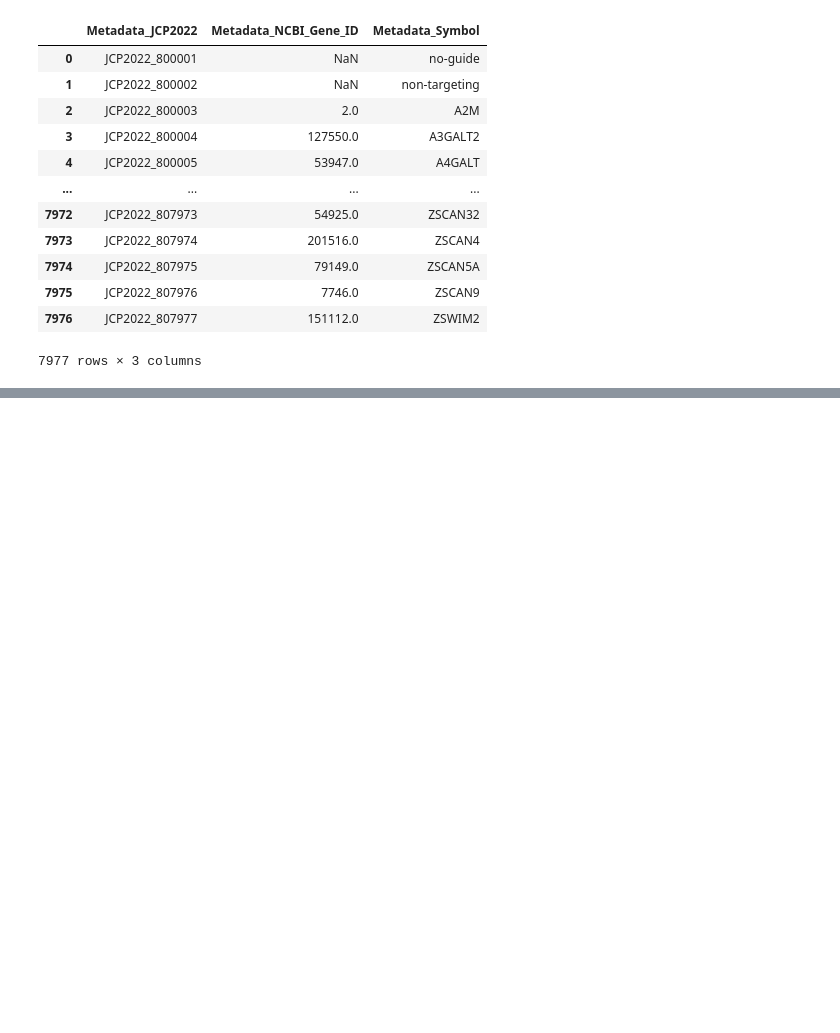
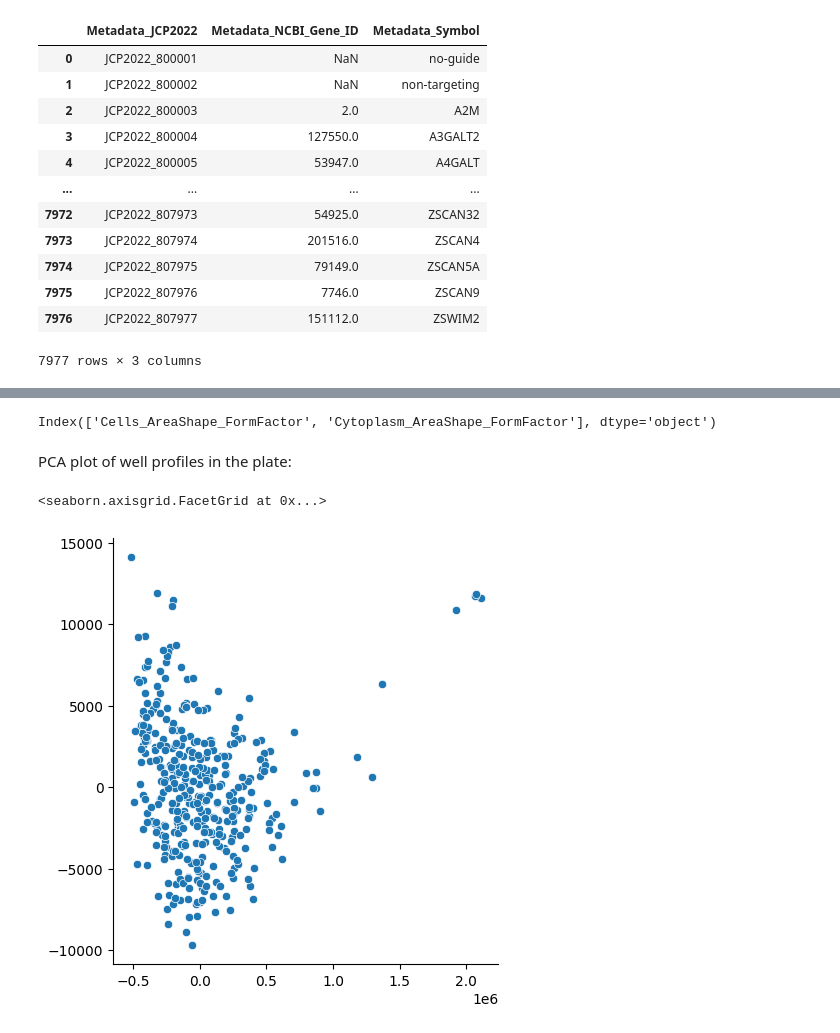
Before and after one commit to Craven-Biostat-Lab/morphology-prediction, a Jupyter notebook: data-loading.ipynb, the cells around one changed output, grey strips where cells are left out. Cells and saved outputs as stored; diff of their text form; code cells hidden in the pictures; blank space fills up the shorter version.

Commit message:
Added pca analysis of a plate

```diff
--- a/data-loading.ipynb
+++ b/data-loading.ipynb
@@ -94,0 +178,4 @@ crispr
+# %%
+s3_path = profile_uri_template.format_map(plate.iloc[0])
+# %%
+profiles = pd.read_parquet(s3_path, storage_options={"anon": True})
@@ -94,0 +198,24 @@ crispr
+# %%
+# We don't want to deal with missing data yet
+profiles.columns[profiles.isna().any()]
+# %% [output]
+Index(['Cells_AreaShape_FormFactor', 'Cytoplasm_AreaShape_FormFactor'], dtype='object')
+# %%
+# Get subset of full profile columns
+feature_cols = profiles.columns[~profiles.columns.str.startswith('Metadata') & ~profiles.isna().any()]
+# %% [markdown]
+PCA plot of well profiles in the plate:
+# %%
+from sklearn.decomposition import PCA
+import seaborn as sns
+
+pca = PCA(n_components=2)
+
+profile_mat = profiles[feature_cols].to_numpy()
+# %%
+decomp = pca.fit_transform(profile_mat)
+
+sns.relplot(x=decomp[:,0], y=decomp[:,1])
+# %% [output]
+<seaborn.axisgrid.FacetGrid at 0x...>
+[figure, added]
```
Also changed, not shown: parts of 9 cells of this notebook.
